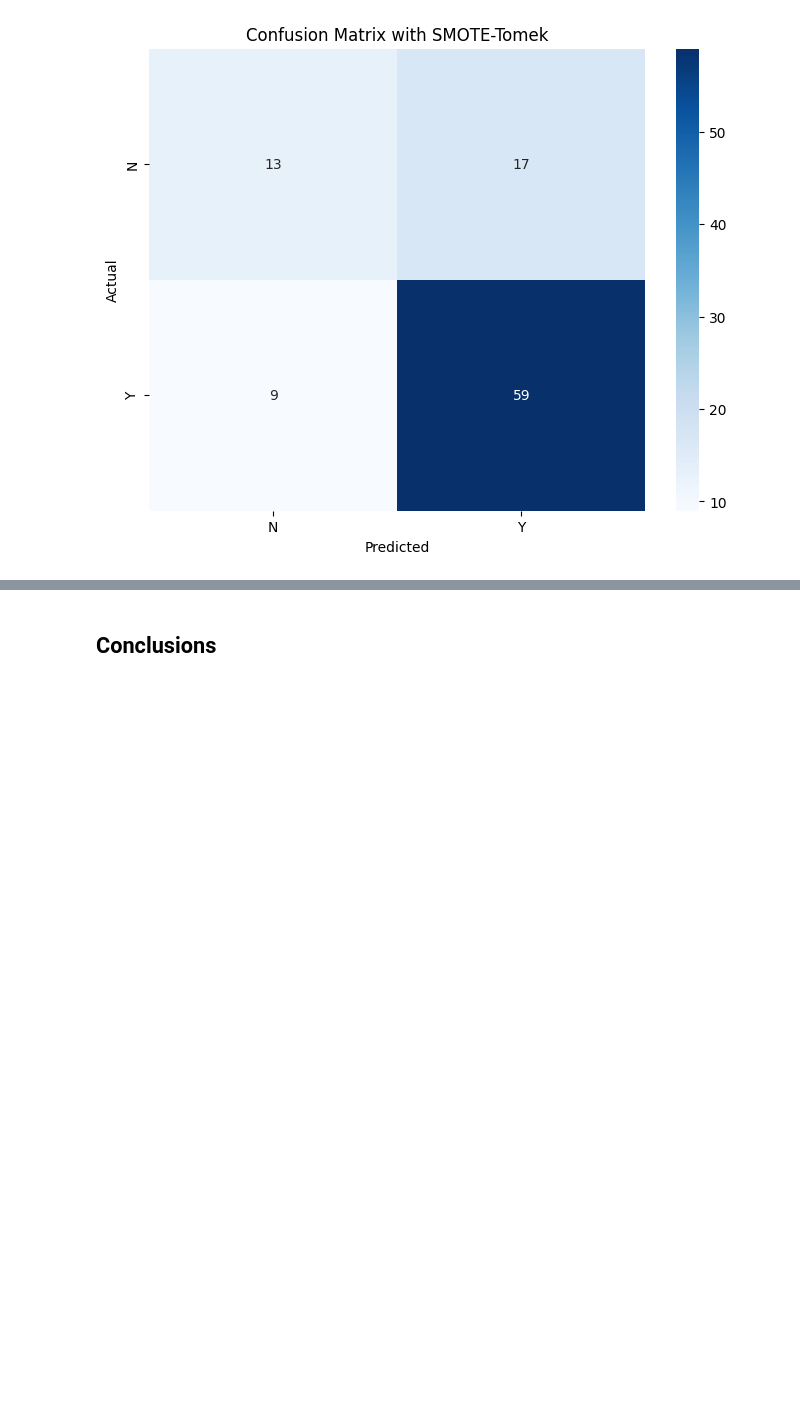
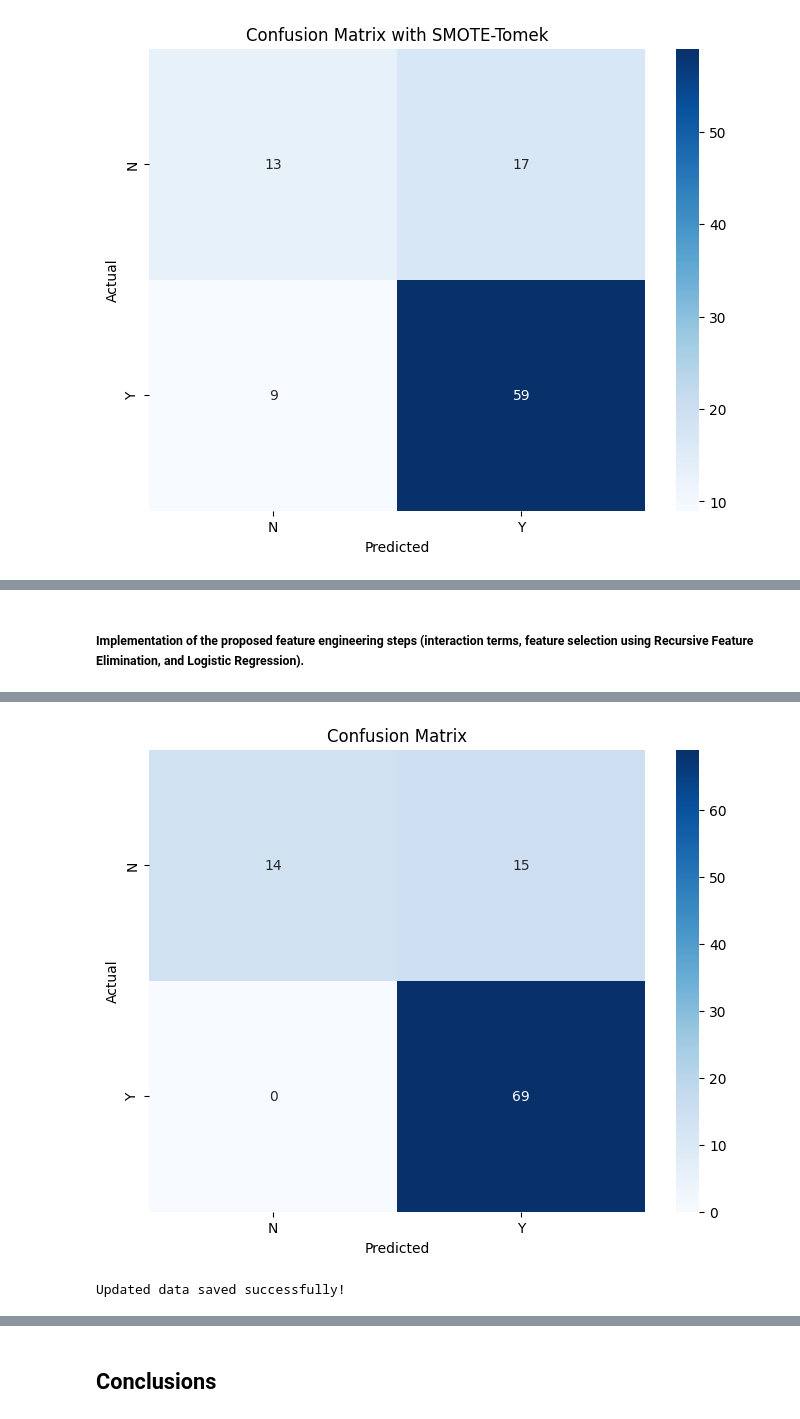
Before and after one commit to simbouch/classification, a Jupyter notebook: notebooks/loan_bank_notebook1.ipynb, the cells around one changed output, grey strips where cells are left out. Saved outputs shown, nothing was run; the diff lists cells and outputs as text; code cells hidden in the pictures; blank space fills up the shorter version.

```diff
--- a/notebooks/loan_bank_notebook1.ipynb
+++ b/notebooks/loan_bank_notebook1.ipynb
@@ -1189,0 +1335,71 @@ weighted avg       0.72      0.73      0.72        98
+# %% [markdown]
+##### Implementation of the proposed feature engineering steps (interaction terms, feature selection using Recursive Feature Elimination, and Logistic Regression).
+# %%
+# Import necessary libraries
+import pandas as pd
+from sklearn.model_selection import train_test_split
+from sklearn.preprocessing import StandardScaler
+from sklearn.feature_selection import RFE
+from sklearn.linear_model import LogisticRegression
+from sklearn.metrics import accuracy_score, classification_report, confusion_matrix
+import matplotlib.pyplot as plt
+import seaborn as sns
+
+# Load preprocessed data
+data_path = r'C:\data\simplon_dev_ia_projects\projet_notebooks\classification\data\data_preprocessed.csv'
+data = pd.read_csv(data_path)
+print("Data loaded successfully!")
+
+# Define features and target
+X = data.drop(columns=['Loan_Status'])
+y = data['Loan_Status']
+
+# Add interaction terms
+X['Income_Per_LoanAmount'] = X['TotalIncome'] / (X['Log_LoanAmount'] + 1)  # Adding 1 to avoid division by zero
+X['Credit_Income_Ratio'] = X['Credit_History'] / (X['TotalIncome'] + 1)
+
+# Train-test split
+X_train, X_test, y_train, y_test = train_test_split(X, y, test_size=0.2, random_state=42)
+
+# Scale the data
+scaler = StandardScaler()
+X_train_scaled = scaler.fit_transform(X_train)
+X_test_scaled = scaler.transform(X_test)
+
+# Logistic Regression with Recursive Feature Elimination (RFE)
+log_reg = LogisticRegression(random_state=42, max_iter=1000, solver='lbfgs')
+rfe = RFE(estimator=log_reg, n_features_to_select=5)
+X_train_rfe = rfe.fit_transform(X_train_scaled, y_train)
+X_test_rfe = rfe.transform(X_test_scaled)
+
+# Selected Features
+selected_features = X.columns[rfe.support_]
+print(f"Selected Features: {selected_features}")
+
+# Train logistic regression on selected features
+log_reg.fit(X_train_rfe, y_train)
+y_pred = log_reg.predict(X_test_rfe)
+
+# Evaluate the model
+accuracy = accuracy_score(y_test, y_pred)
+conf_matrix = confusion_matrix(y_test, y_pred)
+classification_rep = classification_report(y_test, y_pred)
+
+print(f"Accuracy: {accuracy}")
+print("Confusion Matrix:\n", conf_matrix)
+print("Classification Report:\n", classification_rep)
+
+# Plot confusion matrix
+plt.figure(figsize=(8, 6))
+sns.heatmap(conf_matrix, annot=True, fmt='d', cmap='Blues', xticklabels=['N', 'Y'], yticklabels=['N', 'Y'])
+plt.title("Confusion Matrix")
+plt.xlabel("Predicted")
+plt.ylabel("Actual")
+plt.show()
+
+# Save updated data with interaction terms
+data['Income_Per_LoanAmount'] = X['Income_Per_LoanAmount']
+data['Credit_Income_Ratio'] = X['Credit_Income_Ratio']
+data.to_csv(r'C:\data\simplon_dev_ia_projects\projet_notebooks\classification\data\data_updated.csv', index=False)
+print("Updated data saved successfully!")
+# %% [output]
@@ -1189,0 +1423,2 @@ weighted avg       0.72      0.73      0.72        98
+[figure, added]
+Updated data saved successfully!
```
Also changed, not shown: parts of 29 cells of this notebook, 8 other files.
